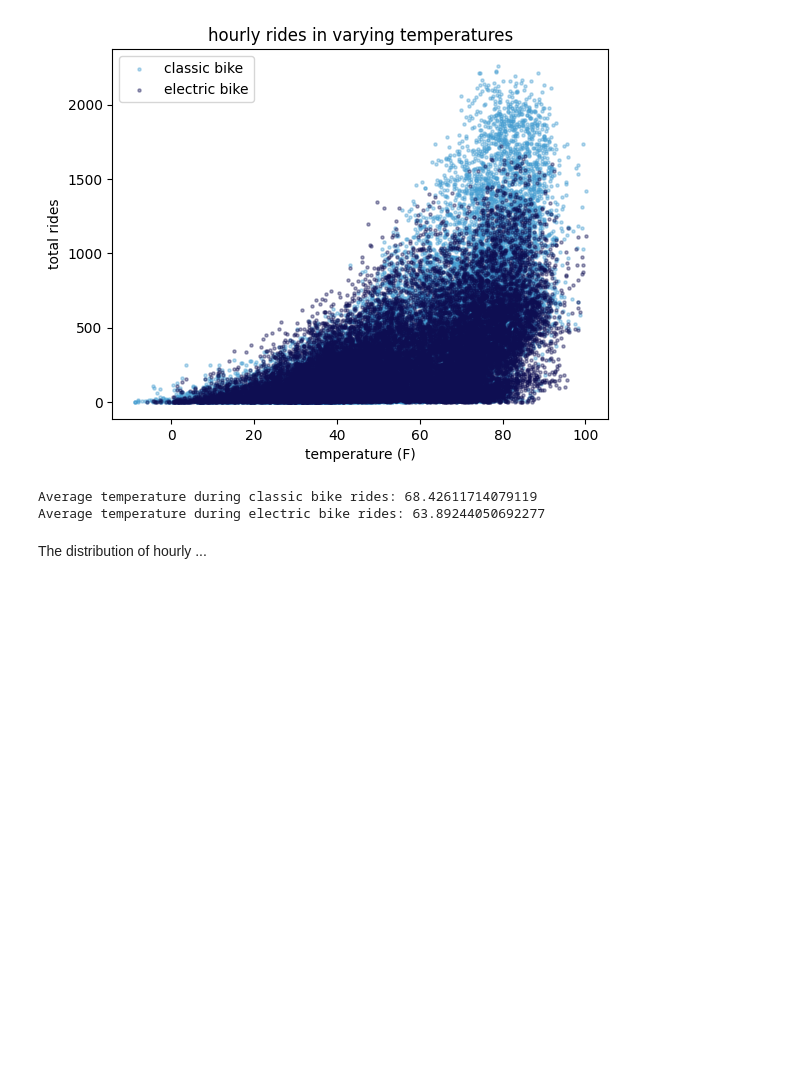
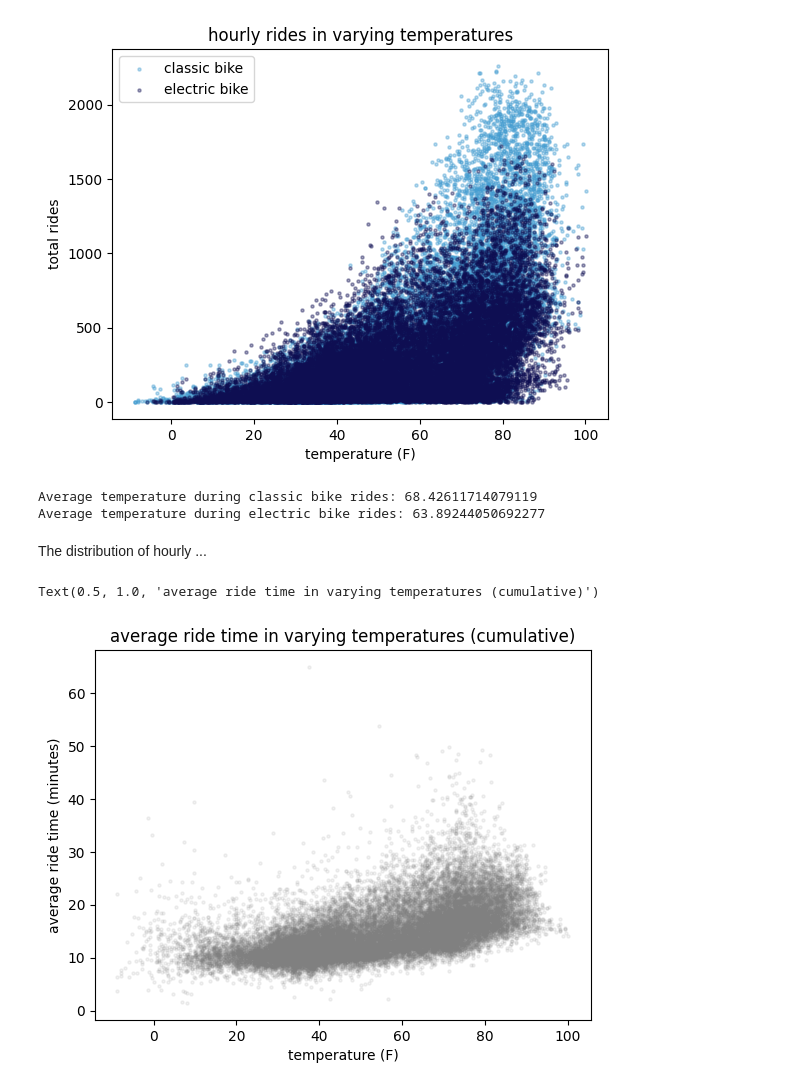
Before and after one commit to pollyren/divvy, a Jupyter notebook: analysis/weather_analysis.ipynb, the cells around one changed output. Cells and saved outputs as stored; diff of their text form; code cells hidden in the pictures; blank space fills up the shorter version.

Commit message:
finished most of temperature analysis, barring explanations

```diff
--- a/analysis/weather_analysis.ipynb
+++ b/analysis/weather_analysis.ipynb
@@ -183,3 +145,11 @@ Average temperature during classic bike rides: 68.42611714079119
 Average temperature during electric bike rides: 63.89244050692277
 # %% [markdown]
 The distribution of hourly ...
+# %%
+plt.scatter(data['temp'], data['total_avg_time'], s=5, alpha=0.1, c='grey')
+plt.xlabel('temperature (F)')
+plt.ylabel('average ride time (minutes)')
+plt.title('average ride time in varying temperatures (cumulative)')
+# %% [output]
+Text(0.5, 1.0, 'average ride time in varying temperatures (cumulative)')
+[figure, added]
```
Also changed, not shown: parts of 17 cells of this notebook.
